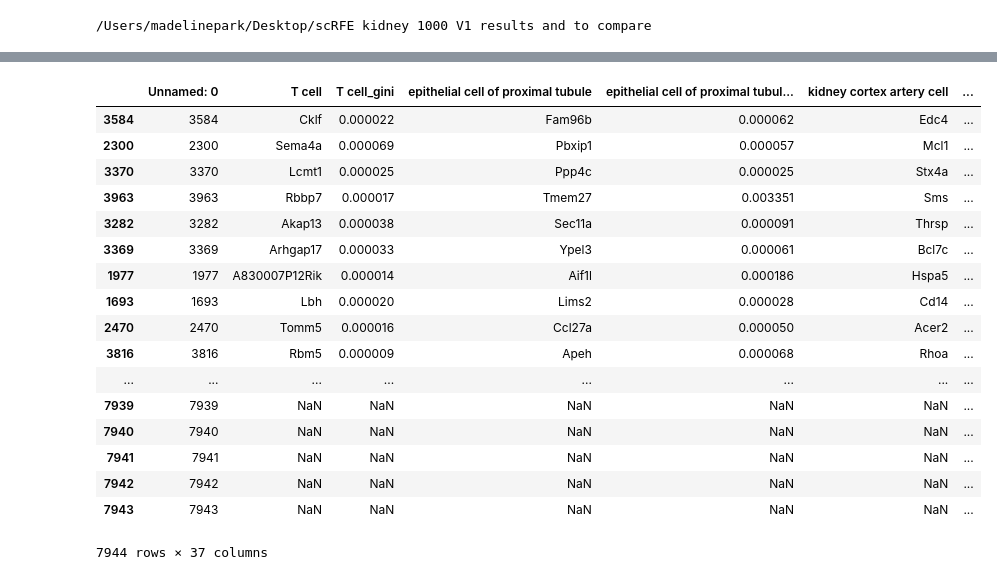
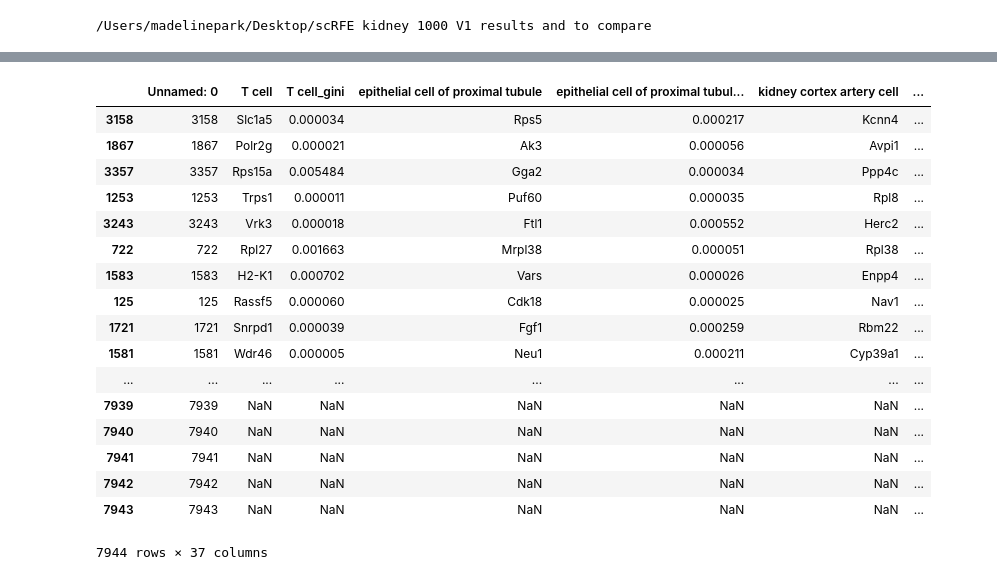
Before and after one commit to czbiohub-sf/scRFE, a Jupyter notebook: scripts/kidneyFacsComparison.ipynb, the cells around one changed output, grey strips where cells are left out. Cells and saved outputs as stored; diff of their text form; code cells hidden in the pictures.

```diff
--- a/scripts/kidneyFacsComparison.ipynb
+++ b/scripts/kidneyFacsComparison.ipynb
@@ -24,20 +68,20 @@ cd scRFE\ kidney\ 1000\ V1\ results\ and\ to\ compare
 tutorialCelltype = pd.read_csv('rf-rfe-resultsCVresetKidney celltype.csv')
 scRFECelltype = pd.read_csv('kidneyCellType1000V1.csv')
 # %%
-tutorialCelltype.sort_values(by = 'kidney collecting duct principal cell_gini',
+tutorialCelltype.sort_values(by = 'B cell_gini',
                             ascending = False)
 # %% [output]
 |  | Unnamed: 0 | T cell | T cell_gini | epithelial cell of proximal tubule | epithelial cell of proximal tubul... | kidney cortex artery cell | ... |
-| 3584 | 3584 | Cklf | 0.000022 | Fam96b | 0.000062 | Edc4 | ... |
-| 2300 | 2300 | Sema4a | 0.000069 | Pbxip1 | 0.000057 | Mcl1 | ... |
-| 3370 | 3370 | Lcmt1 | 0.000025 | Ppp4c | 0.000025 | Stx4a | ... |
-| 3963 | 3963 | Rbbp7 | 0.000017 | Tmem27 | 0.003351 | Sms | ... |
-| 3282 | 3282 | Akap13 | 0.000038 | Sec11a | 0.000091 | Thrsp | ... |
-| 3369 | 3369 | Arhgap17 | 0.000033 | Ypel3 | 0.000061 | Bcl7c | ... |
-| 1977 | 1977 | A830007P12Rik | 0.000014 | Aif1l | 0.000186 | Hspa5 | ... |
-| 1693 | 1693 | Lbh | 0.000020 | Lims2 | 0.000028 | Cd14 | ... |
-| 2470 | 2470 | Tomm5 | 0.000016 | Ccl27a | 0.000050 | Acer2 | ... |
-| 3816 | 3816 | Rbm5 | 0.000009 | Apeh | 0.000068 | Rhoa | ... |
+| 3158 | 3158 | Slc1a5 | 0.000034 | Rps5 | 0.000217 | Kcnn4 | ... |
+| 1867 | 1867 | Polr2g | 0.000021 | Ak3 | 0.000056 | Avpi1 | ... |
+| 3357 | 3357 | Rps15a | 0.005484 | Gga2 | 0.000034 | Ppp4c | ... |
+| 1253 | 1253 | Trps1 | 0.000011 | Puf60 | 0.000035 | Rpl8 | ... |
+| 3243 | 3243 | Vrk3 | 0.000018 | Ftl1 | 0.000552 | Herc2 | ... |
+| 722 | 722 | Rpl27 | 0.001663 | Mrpl38 | 0.000051 | Rpl38 | ... |
+| 1583 | 1583 | H2-K1 | 0.000702 | Vars | 0.000026 | Enpp4 | ... |
+| 125 | 125 | Rassf5 | 0.000060 | Cdk18 | 0.000025 | Nav1 | ... |
+| 1721 | 1721 | Snrpd1 | 0.000039 | Fgf1 | 0.000259 | Rbm22 | ... |
+| 1581 | 1581 | Wdr46 | 0.000005 | Neu1 | 0.000211 | Cyp39a1 | ... |
 | ... | ... | ... | ... | ... | ... | ... | ... |
 | 7939 | 7939 | NaN | NaN | NaN | NaN | NaN | ... |
 | 7940 | 7940 | NaN | NaN | NaN | NaN | NaN | ... |
```
Also changed, not shown: parts of 5 cells of this notebook, 1 other file.
